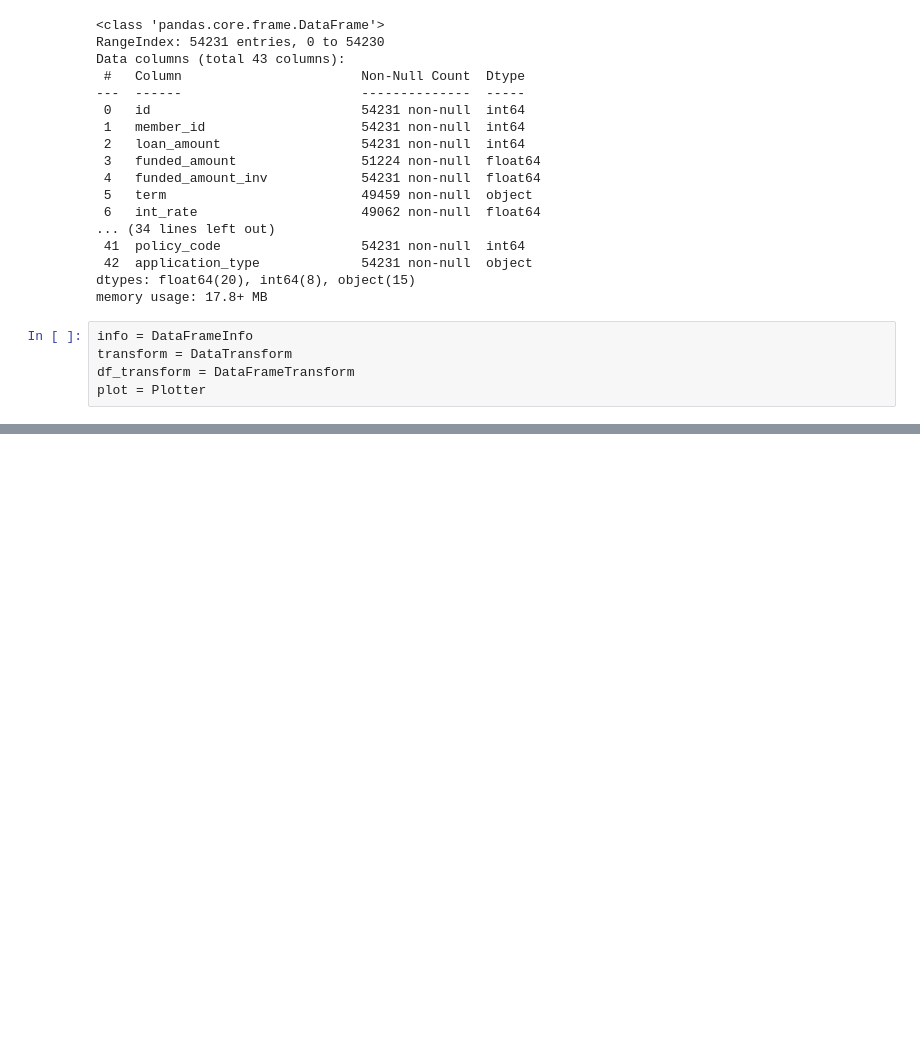
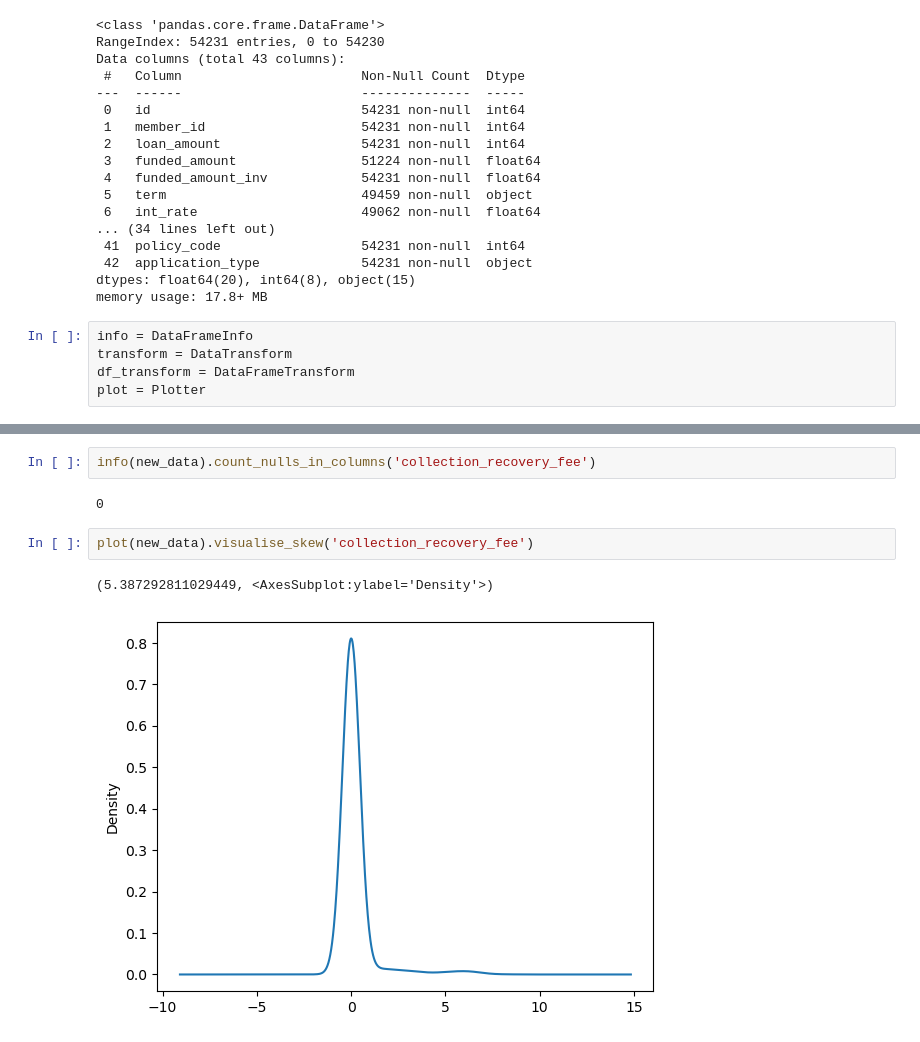
Before and after one commit to tayyib-saddique/exploratory-data-analysis---customer-loans-in-finance, a Jupyter notebook: eda.ipynb, the cells around one changed output, grey strips where cells are left out. Cells and saved outputs as stored; diff of their text form; blank space fills up the shorter version.

```diff
--- a/eda.ipynb
+++ b/eda.ipynb
@@ -71,0 +138,9 @@ plot(data).visualise_outliers('funded_amount')
+# %%
+info(new_data).count_nulls_in_columns('collection_recovery_fee')
+# %% [output]
+0
+# %%
+plot(new_data).visualise_skew('collection_recovery_fee')
+# %% [output]
+(5.387292811029449, <AxesSubplot:ylabel='Density'>)
+[figure, added]
```
Also changed, not shown: parts of 22 cells of this notebook, 3 other files.
